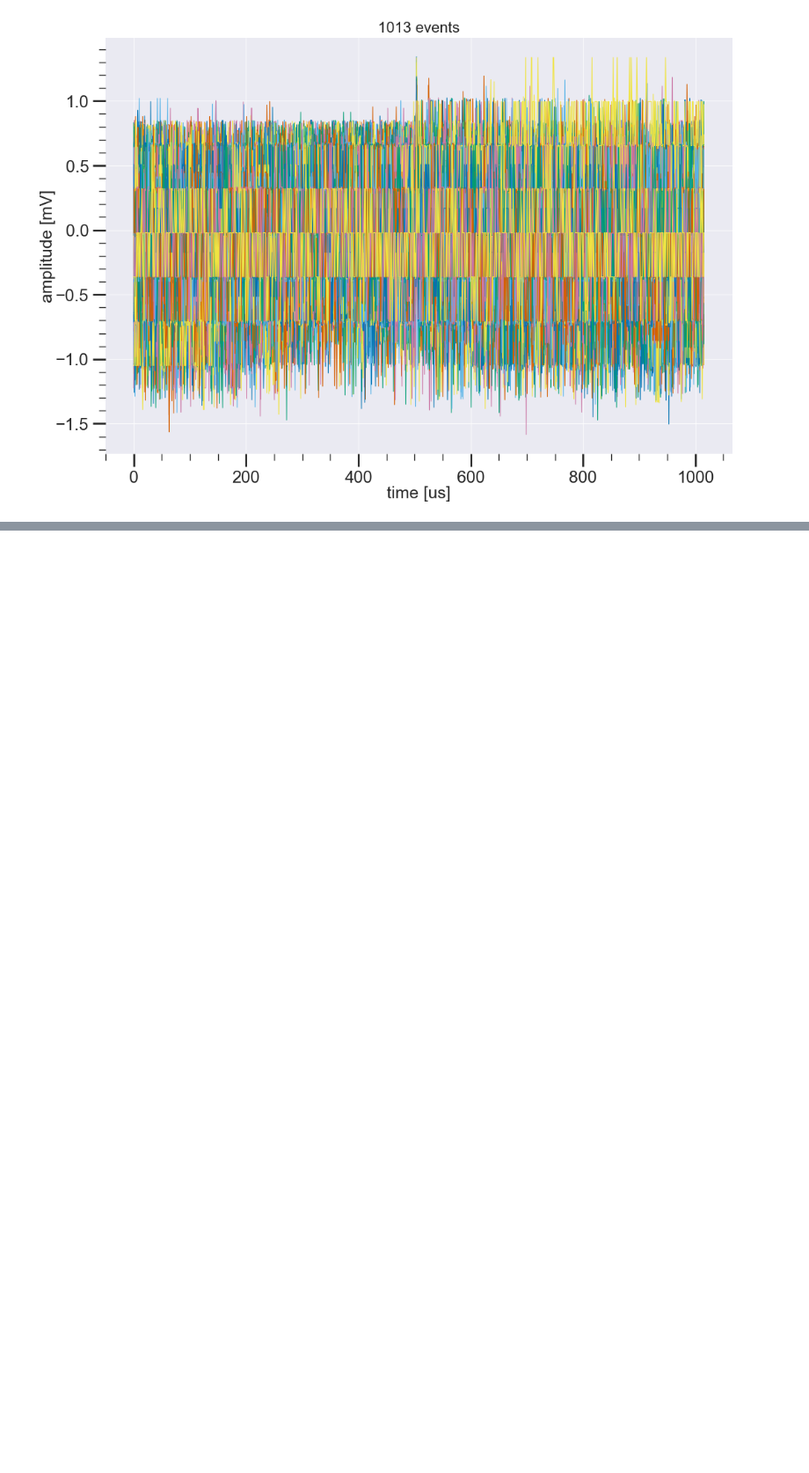
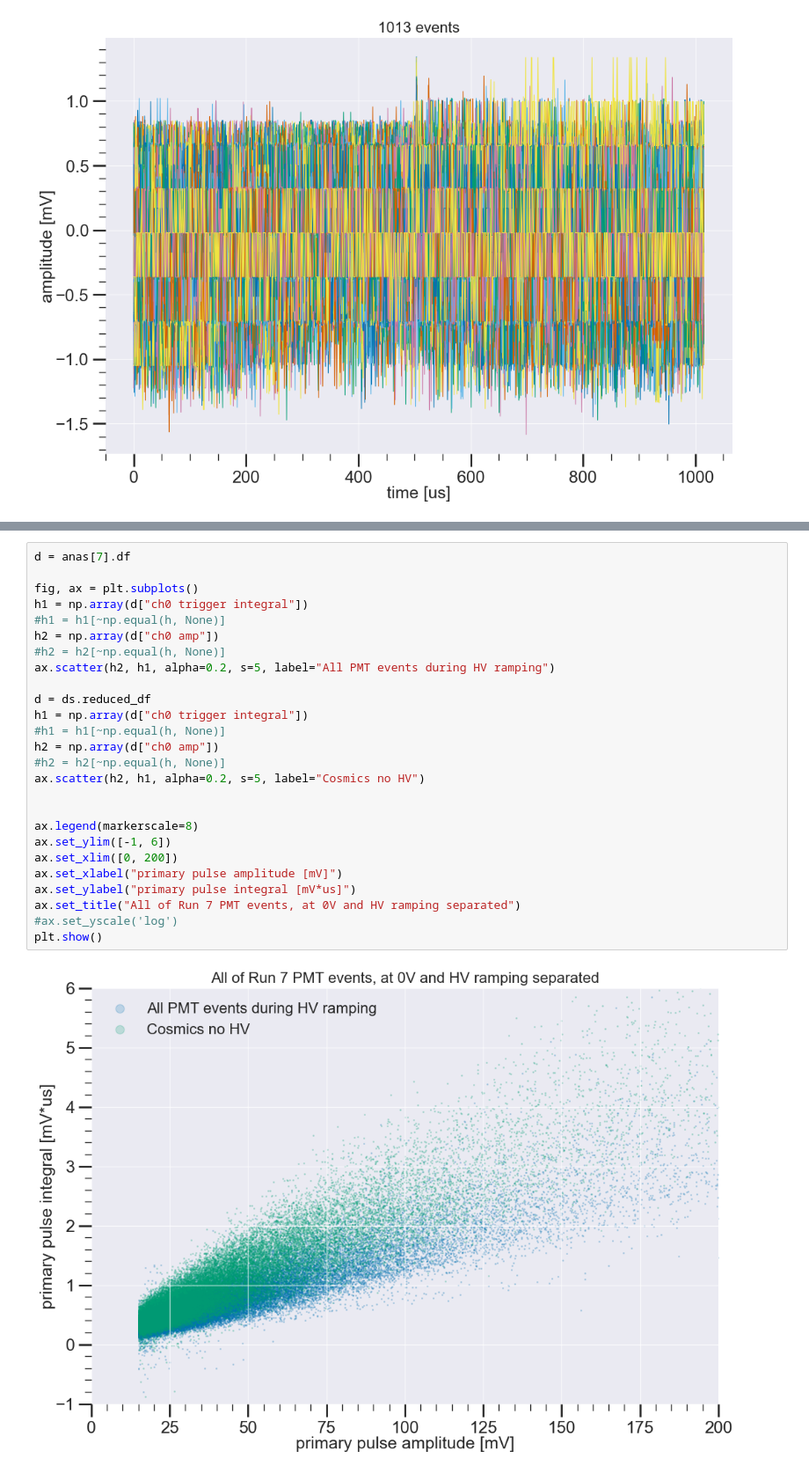
Before and after one commit to ejangelico/ad2-data-processing, a Jupyter notebook: notebooks/Data reduction testing run7.ipynb, the cells around one changed output, grey strips where cells are left out. Shown at 88% size. Drawn from its saved outputs; the diff is of its cells as text; blank space fills up the shorter version.

```diff
--- a/notebooks/Data reduction testing run7.ipynb
+++ b/notebooks/Data reduction testing run7.ipynb
@@ -160,0 +230,28 @@ if(overlay):
+# %%
+d = anas[7].df
+
+fig, ax = plt.subplots()
+h1 = np.array(d["ch0 trigger integral"])
+#h1 = h1[~np.equal(h, None)]
+h2 = np.array(d["ch0 amp"])
+#h2 = h2[~np.equal(h, None)]
+ax.scatter(h2, h1, alpha=0.2, s=5, label="All PMT events during HV ramping")
+
+d = ds.reduced_df
+h1 = np.array(d["ch0 trigger integral"])
+#h1 = h1[~np.equal(h, None)]
+h2 = np.array(d["ch0 amp"])
+#h2 = h2[~np.equal(h, None)]
+ax.scatter(h2, h1, alpha=0.2, s=5, label="Cosmics no HV")
+
+
+ax.legend(markerscale=8)
+ax.set_ylim([-1, 6])
+ax.set_xlim([0, 200])
+ax.set_xlabel("primary pulse amplitude [mV]")
+ax.set_ylabel("primary pulse integral [mV*us]")
+ax.set_title("All of Run 7 PMT events, at 0V and HV ramping separated")
+#ax.set_yscale('log')
+plt.show()
+# %% [output]
+[figure, added]
```
Also changed, not shown: parts of 18 cells of this notebook, 7 other files.
